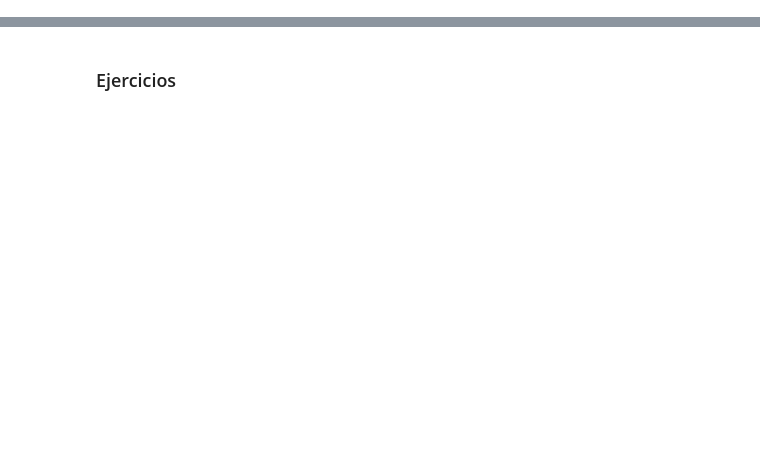
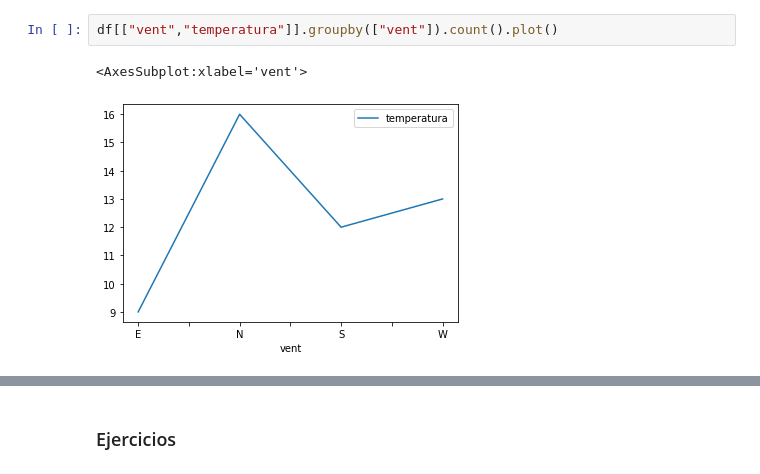
Before and after one commit to wisaaco/TxADM, a Jupyter notebook: notebooks/Part2/00_Pandas/03_Visualizacion.ipynb, the cells around one changed output, grey strips where cells are left out. Saved outputs shown, nothing was run; the diff lists cells and outputs as text; blank space fills up the shorter version.

```diff
--- a/notebooks/Part2/00_Pandas/03_Visualizacion.ipynb
+++ b/notebooks/Part2/00_Pandas/03_Visualizacion.ipynb
@@ -216,0 +69,5 @@ sns.jointplot(x=x, y=y);
+# %%
+df[["vent","temperatura"]].groupby(["vent"]).count().plot()
+# %% [output]
+<AxesSubplot:xlabel='vent'>
+[figure, added]
```
Also changed, not shown: parts of 85 cells of this notebook, 5 other files.
